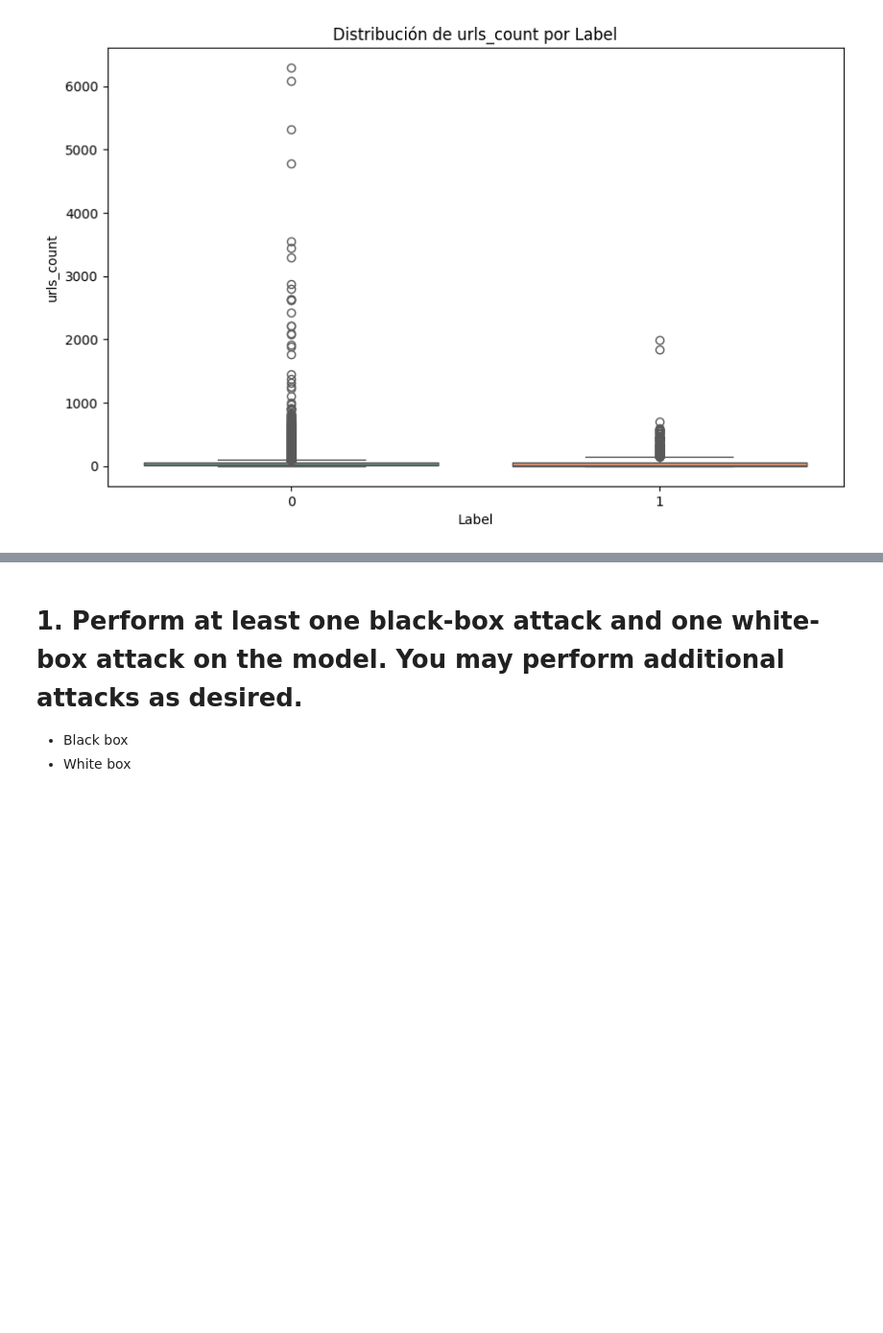
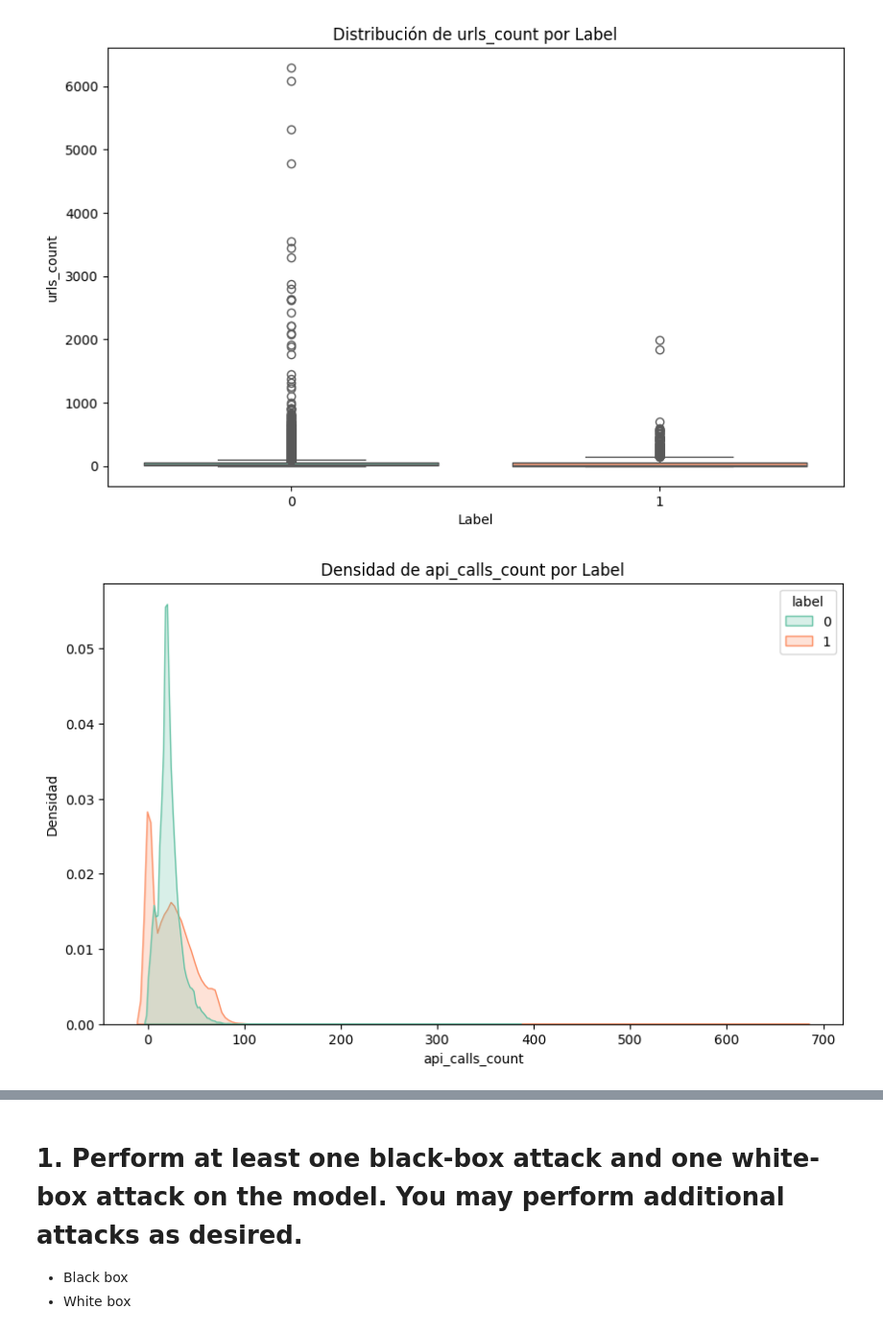
Before and after one commit to Cortijo02/SEGUR, a Jupyter notebook: sypd/template.ipynb, the cells around one changed output, grey strips where cells are left out. Shown at 96% size. Drawn from its saved outputs; the diff is of its cells as text; code cells hidden in the pictures; blank space fills up the shorter version.

```diff
--- a/sypd/template.ipynb
+++ b/sypd/template.ipynb
@@ -178,3 +177,13 @@ Passing `palette` without assigning `hue` is deprecated and will be removed in v
 
   sns.boxplot(data=df, x='label', y='urls_count', palette='Set2')
 [figure]
+# %%
+# Visualización de la densidad de urls_count por label
+plt.figure(figsize=(10, 6))
+sns.kdeplot(data=df, x='api_calls_count', hue='label', common_norm=False, fill=True, palette='Set2')
+plt.title('Densidad de api_calls_count por Label')
+plt.xlabel('api_calls_count')
+plt.ylabel('Densidad')
+plt.show()
+# %% [output]
+[figure, added]
```
Also changed, not shown: parts of 8 cells of this notebook.
